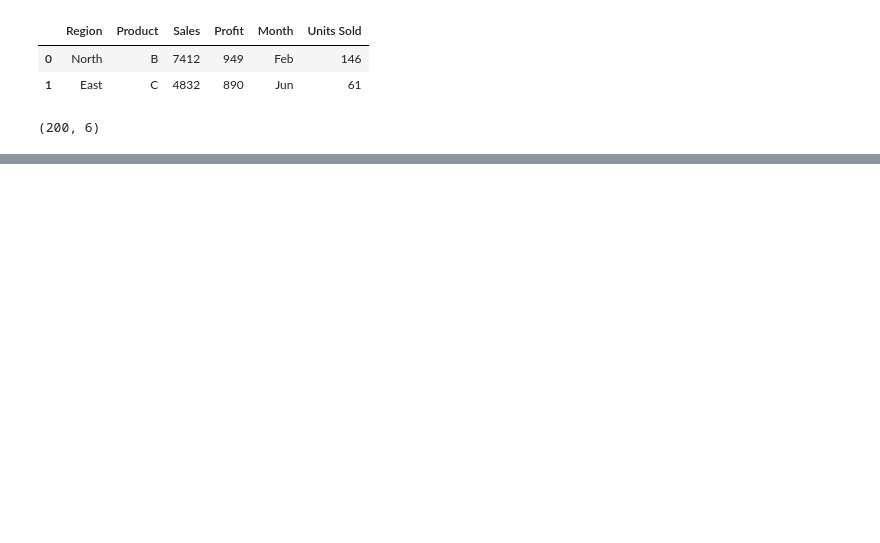
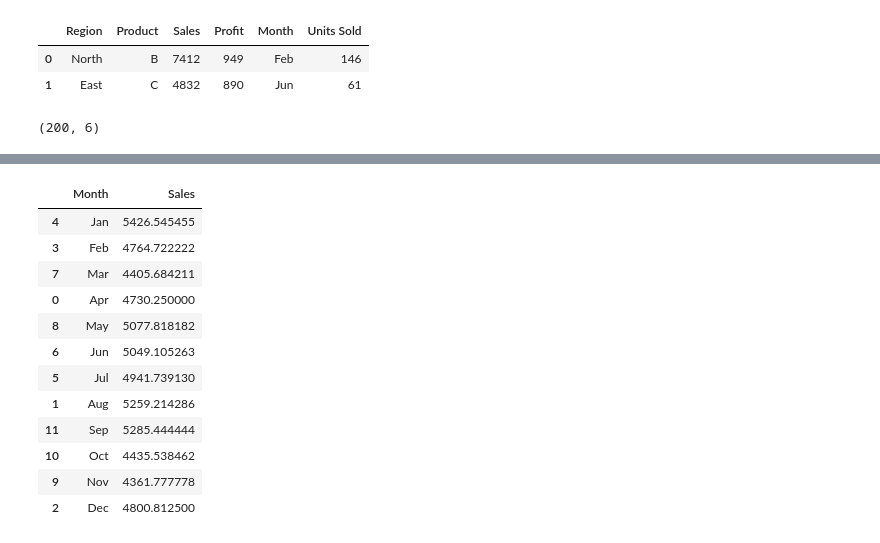
Before and after one commit to Caio-GBrayner/Data_Science_Altair, a Jupyter notebook: altair.ipynb, the cells around one changed output, grey strips where cells are left out. Drawn from its saved outputs; the diff is of its cells as text; code cells hidden in the pictures; blank space fills up the shorter version.

```diff
--- a/altair.ipynb
+++ b/altair.ipynb
@@ -39,0 +64,23 @@ chart
+# %%
+mothly_order = ['Jan', 'Feb', 'Mar', 'Apr', 'May', 'Jun', 'Jul',
+                'Aug', 'Sep', 'Oct', 'Nov', 'Dec']
+# %%
+mothly_sales['Month'] = pd.Categorical(mothly_sales["Month"], categories=mothly_order, ordered=True)
+
+monthly_sales = mothly_sales.sort_values("Month")
+# %%
+monthly_sales
+# %% [output]
+|  | Month | Sales |
+| 4 | Jan | 5426.545455 |
+| 3 | Feb | 4764.722222 |
+| 7 | Mar | 4405.684211 |
+| 0 | Apr | 4730.250000 |
+| 8 | May | 5077.818182 |
+| 6 | Jun | 5049.105263 |
+| 5 | Jul | 4941.739130 |
+| 1 | Aug | 5259.214286 |
+| 11 | Sep | 5285.444444 |
+| 10 | Oct | 4435.538462 |
+| 9 | Nov | 4361.777778 |
+| 2 | Dec | 4800.812500 |
```
Also changed, not shown: parts of 4 cells of this notebook.
